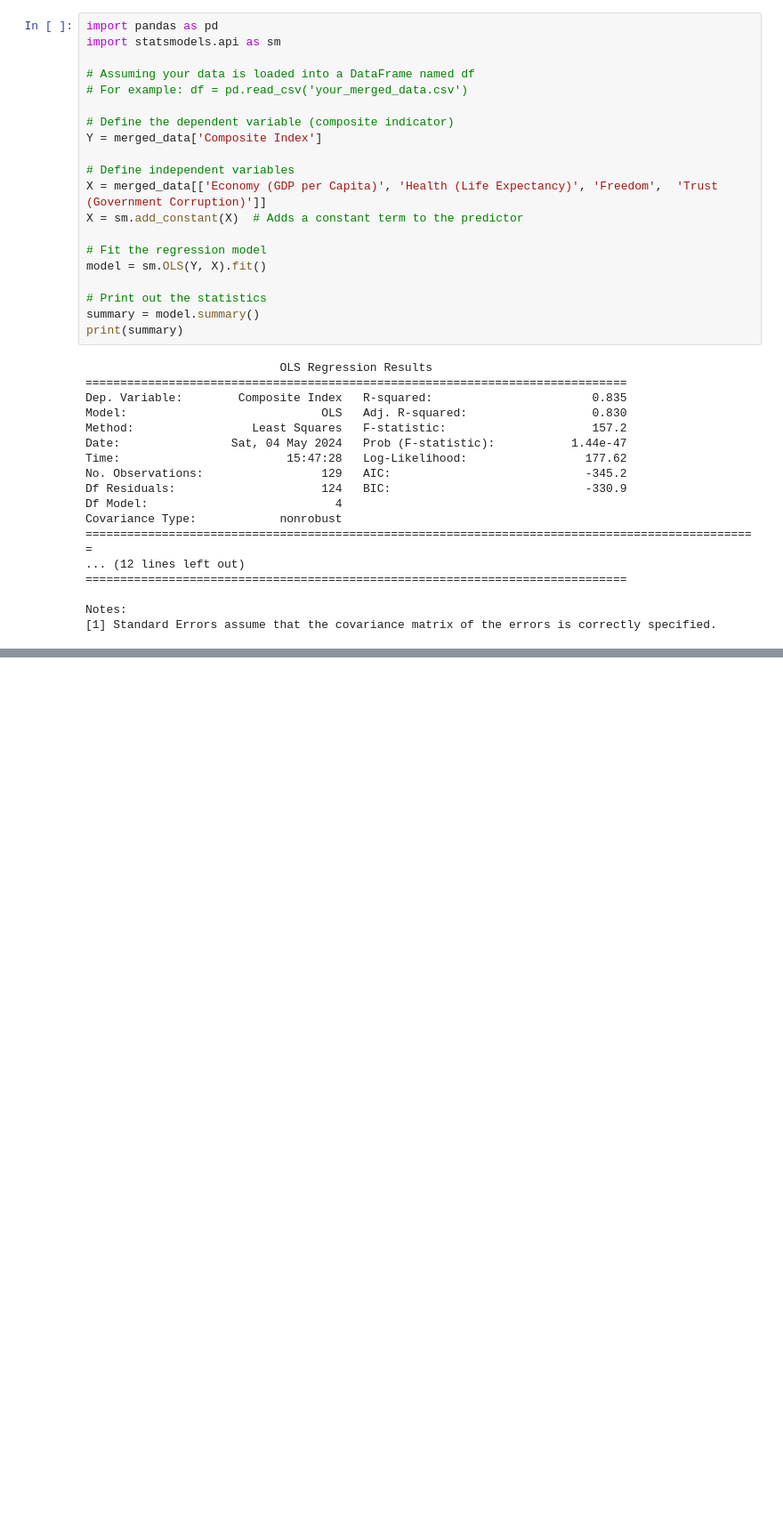
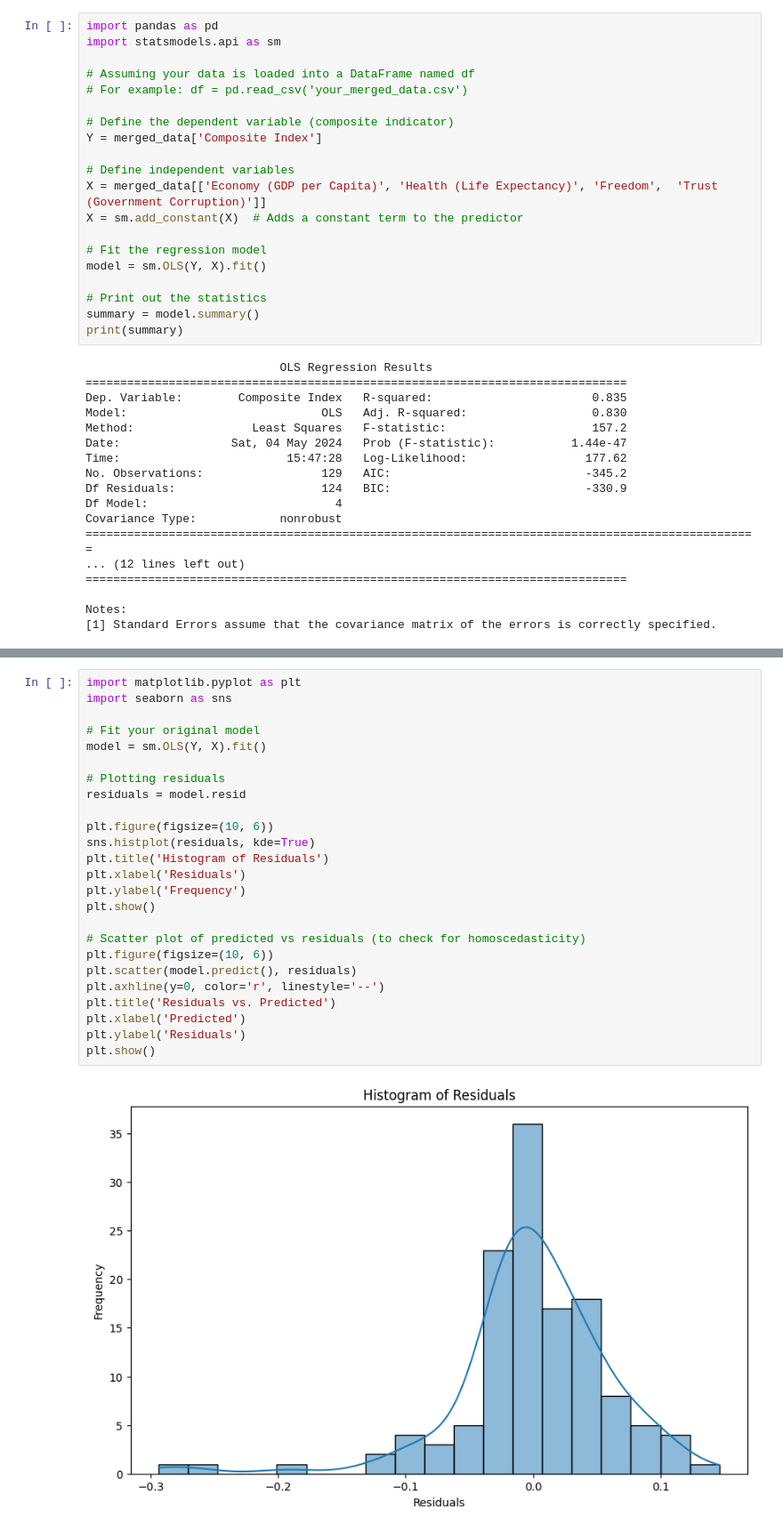
Before and after one commit to TanishAfre/Data-Analysis-Visualisation, a Jupyter notebook: main.ipynb, the cells around one changed output, grey strips where cells are left out. Shown at 89% size. Drawn from its saved outputs; the diff is of its cells as text; blank space fills up the shorter version.

Commit message:
checking with other indicators

```diff
--- a/main.ipynb
+++ b/main.ipynb
@@ -859,0 +911,27 @@ Notes:
+# %%
+import matplotlib.pyplot as plt
+import seaborn as sns
+
+# Fit your original model
+model = sm.OLS(Y, X).fit()
+
+# Plotting residuals
+residuals = model.resid
+
+plt.figure(figsize=(10, 6))
+sns.histplot(residuals, kde=True)
+plt.title('Histogram of Residuals')
+plt.xlabel('Residuals')
+plt.ylabel('Frequency')
+plt.show()
+
+# Scatter plot of predicted vs residuals (to check for homoscedasticity)
+plt.figure(figsize=(10, 6))
+plt.scatter(model.predict(), residuals)
+plt.axhline(y=0, color='r', linestyle='--')
+plt.title('Residuals vs. Predicted')
+plt.xlabel('Predicted')
+plt.ylabel('Residuals')
+plt.show()
+# %% [output]
+[figure, added]
```
Also changed, not shown: parts of 3 cells of this notebook.
